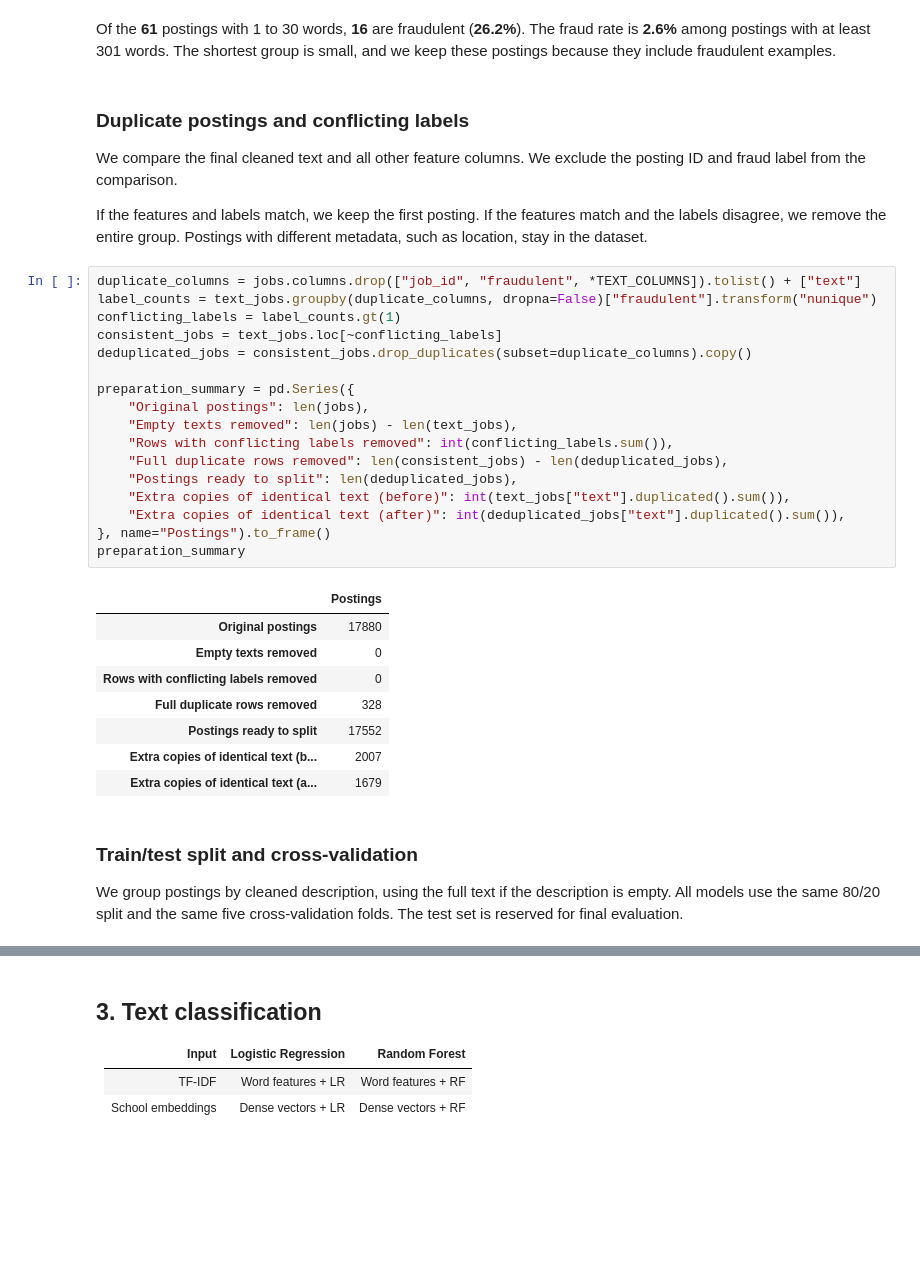
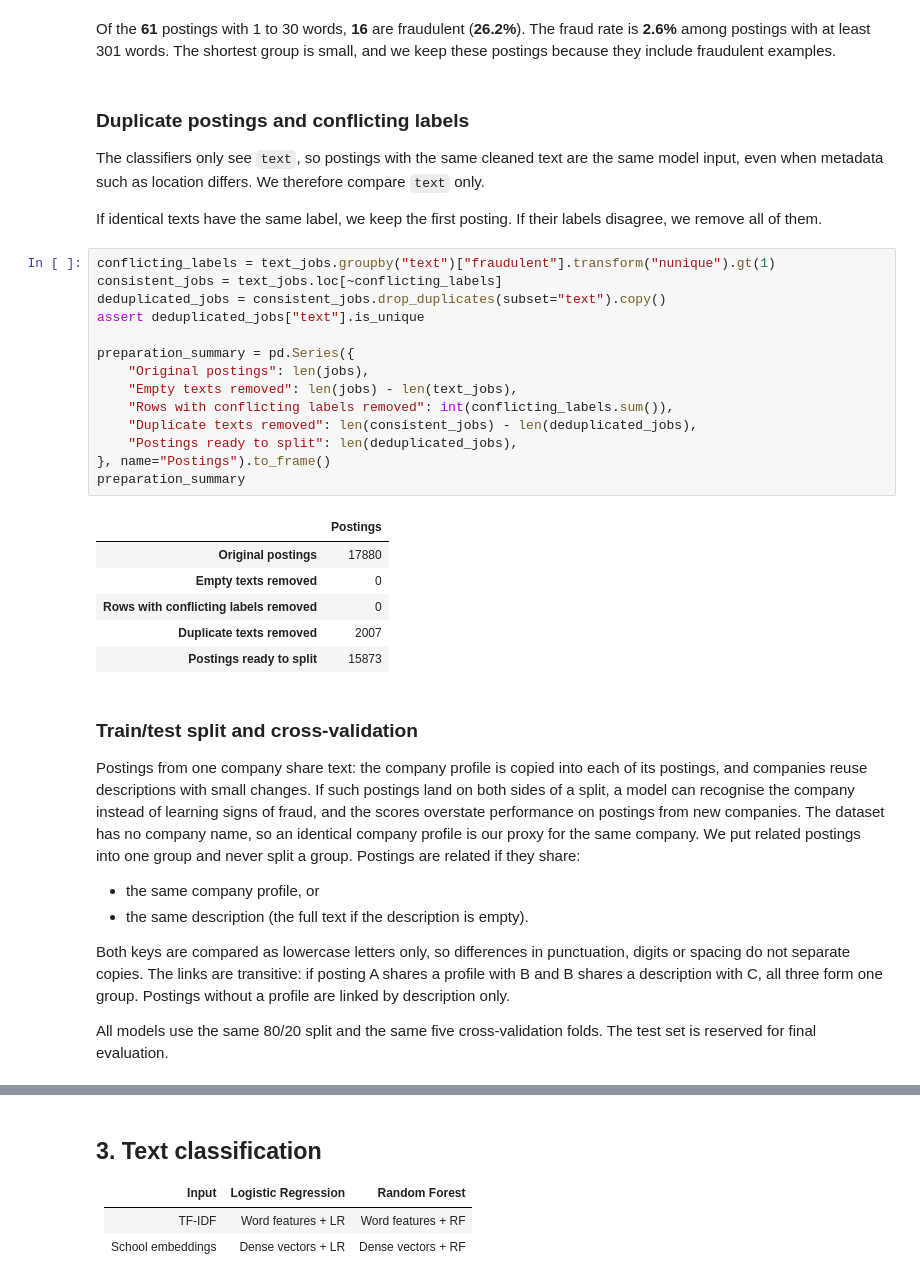
Before and after one commit to noamorii/4IZ582-fraudulent-job-detection, a Jupyter notebook: project.ipynb, the cells around one changed output, grey strips where cells are left out. Saved outputs shown, nothing was run; the diff lists cells and outputs as text; blank space fills up the shorter version.

```diff
--- a/project.ipynb
+++ b/project.ipynb
@@ -437,37 +437,39 @@ Of the **61** postings with 1 to 30 words, **16** are fraudulent (**26.2%**). Th
 # %% [markdown]
 ### Duplicate postings and conflicting labels
 
-We compare the final cleaned text and all other feature columns. We exclude the posting ID and fraud label from the comparison.
+The classifiers only see `text`, so postings with the same cleaned text are the same model input, even when metadata such as location differs. We therefore compare `text` only.
 
-If the features and labels match, we keep the first posting. If the features match and the labels disagree, we remove the entire group. Postings with different metadata, such as location, stay in the dataset.
+If identical texts have the same label, we keep the first posting. If their labels disagree, we remove all of them.
 # %%
-duplicate_columns = jobs.columns.drop(["job_id", "fraudulent", *TEXT_COLUMNS]).tolist() + ["text"]
-label_counts = text_jobs.groupby(duplicate_columns, dropna=False)["fraudulent"].transform("nunique")
-conflicting_labels = label_counts.gt(1)
+conflicting_labels = text_jobs.groupby("text")["fraudulent"].transform("nunique").gt(1)
 consistent_jobs = text_jobs.loc[~conflicting_labels]
-deduplicated_jobs = consistent_jobs.drop_duplicates(subset=duplicate_columns).copy()
+deduplicated_jobs = consistent_jobs.drop_duplicates(subset="text").copy()
+assert deduplicated_jobs["text"].is_unique
 
 preparation_summary = pd.Series({
     "Original postings": len(jobs),
     "Empty texts removed": len(jobs) - len(text_jobs),
     "Rows with conflicting labels removed": int(conflicting_labels.sum()),
-    "Full duplicate rows removed": len(consistent_jobs) - len(deduplicated_jobs),
+    "Duplicate texts removed": len(consistent_jobs) - len(deduplicated_jobs),
     "Postings ready to split": len(deduplicated_jobs),
-    "Extra copies of identical text (before)": int(text_jobs["text"].duplicated().sum()),
-    "Extra copies of identical text (after)": int(deduplicated_jobs["text"].duplicated().sum()),
 }, name="Postings").to_frame()
 preparation_summary
 # %% [output]
 |  | Postings |
 | Original postings | 17880 |
 | Empty texts removed | 0 |
 | Rows with conflicting labels removed | 0 |
-| Full duplicate rows removed | 328 |
-| Postings ready to split | 17552 |
-| Extra copies of identical text (b... | 2007 |
-| Extra copies of identical text (a... | 1679 |
+| Duplicate texts removed | 2007 |
+| Postings ready to split | 15873 |
 # %% [markdown]
 ### Train/test split and cross-validation
 
-We group postings by cleaned description, using the full text if the description is empty. All models use the same 80/20 split and the same five cross-validation folds. The test set is reserved for final evaluation.
+Postings from one company share text: the company profile is copied into each of its postings, and companies reuse descriptions with small changes. If such postings land on both sides of a split, a model can recognise the company instead of learning signs of fraud, and the scores overstate performance on postings from new companies. The dataset has no company name, so an identical company profile is our proxy for the same company. We put related postings into one group and never split a group. Postings are related if they share:
+
+- the same company profile, or
+- the same description (the full text if the description is empty).
+
+Both keys are compared as lowercase letters only, so differences in punctuation, digits or spacing do not separate copies. The links are transitive: if posting A shares a profile with B and B shares a description with C, all three form one group. Postings without a profile are linked by description only.
+
+All models use the same 80/20 split and the same five cross-validation folds. The test set is reserved for final evaluation.
 # %%
```
Also changed, not shown: parts of 12 cells of this notebook, 6 other files.
